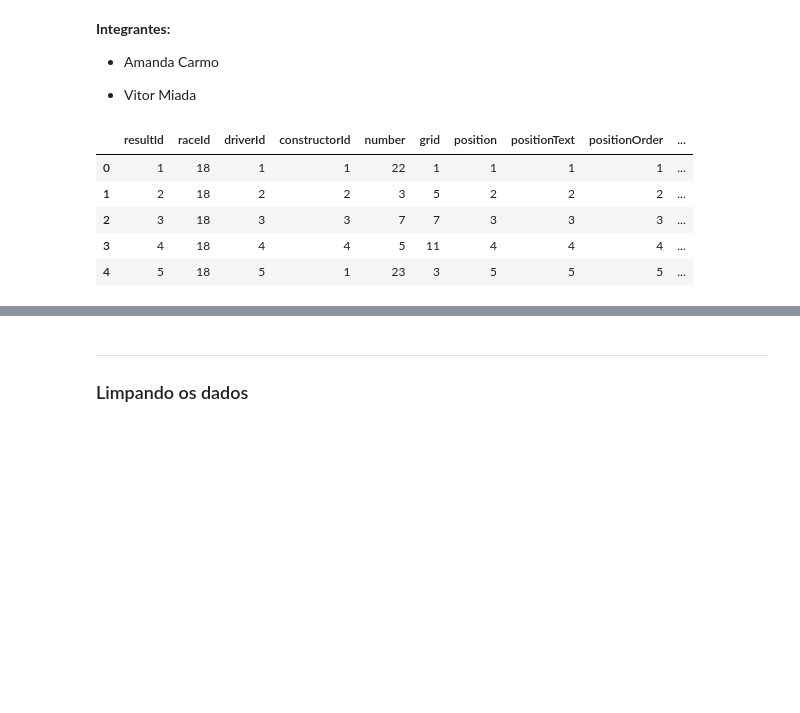
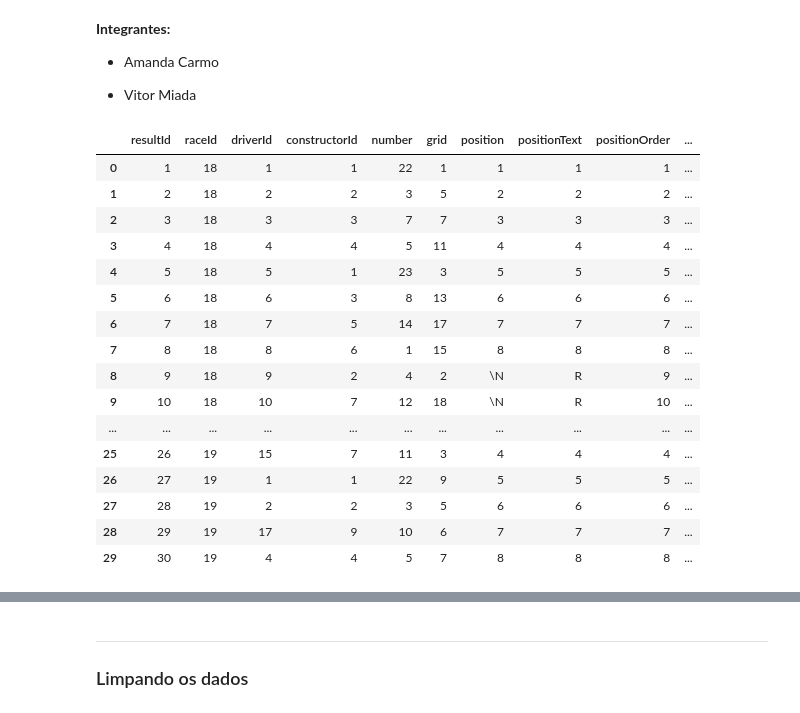
Before and after one commit to Amanda-Carmo/projeto2_cdados, a Jupyter notebook: Projeto 2 DADOS.ipynb, the cells around one changed output, grey strips where cells are left out. Cells and saved outputs as stored; diff of their text form; code cells hidden in the pictures; blank space fills up the shorter version.

```diff
--- a/Projeto 2 DADOS.ipynb
+++ b/Projeto 2 DADOS.ipynb
@@ -31,14 +33,25 @@ dados_escud = pd.read_csv('cont.csv')
 #dados_quali.head()
 # %%
 dados_result
-dados_result.head()
+dados_result.head(30)
 # %% [output]
 |  | resultId | raceId | driverId | constructorId | number | grid | position | positionText | positionOrder | ... |
 | 0 | 1 | 18 | 1 | 1 | 22 | 1 | 1 | 1 | 1 | ... |
 | 1 | 2 | 18 | 2 | 2 | 3 | 5 | 2 | 2 | 2 | ... |
 | 2 | 3 | 18 | 3 | 3 | 7 | 7 | 3 | 3 | 3 | ... |
 | 3 | 4 | 18 | 4 | 4 | 5 | 11 | 4 | 4 | 4 | ... |
 | 4 | 5 | 18 | 5 | 1 | 23 | 3 | 5 | 5 | 5 | ... |
+| 5 | 6 | 18 | 6 | 3 | 8 | 13 | 6 | 6 | 6 | ... |
+| 6 | 7 | 18 | 7 | 5 | 14 | 17 | 7 | 7 | 7 | ... |
+| 7 | 8 | 18 | 8 | 6 | 1 | 15 | 8 | 8 | 8 | ... |
+| 8 | 9 | 18 | 9 | 2 | 4 | 2 | \N | R | 9 | ... |
+| 9 | 10 | 18 | 10 | 7 | 12 | 18 | \N | R | 10 | ... |
+| ... | ... | ... | ... | ... | ... | ... | ... | ... | ... | ... |
+| 25 | 26 | 19 | 15 | 7 | 11 | 3 | 4 | 4 | 4 | ... |
+| 26 | 27 | 19 | 1 | 1 | 22 | 9 | 5 | 5 | 5 | ... |
+| 27 | 28 | 19 | 2 | 2 | 3 | 5 | 6 | 6 | 6 | ... |
+| 28 | 29 | 19 | 17 | 9 | 10 | 6 | 7 | 7 | 7 | ... |
+| 29 | 30 | 19 | 4 | 4 | 5 | 7 | 8 | 8 | 8 | ... |
 # %%
 dados_circuit.head()
 # %% [output]
```
Also changed, not shown: parts of 32 cells of this notebook.
